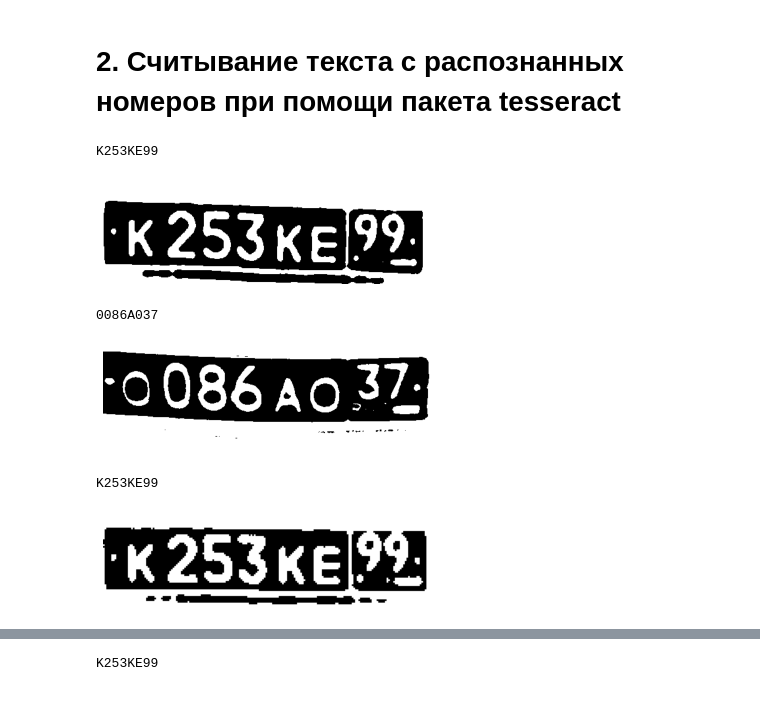
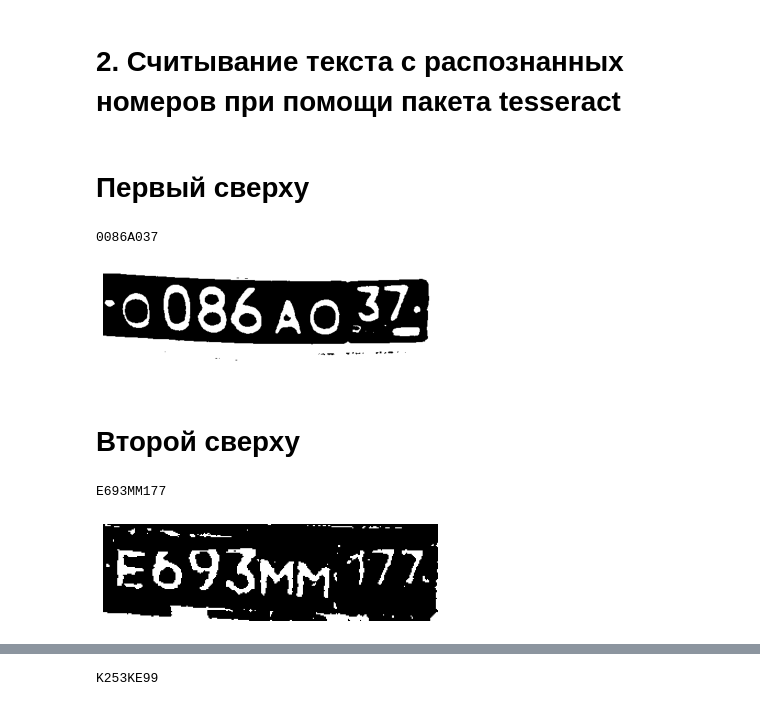
Before and after one commit to InColumi/CV_Project, a Jupyter notebook: Task4/License plates.ipynb, the cells around one changed output, grey strips where cells are left out. Cells and saved outputs as stored; diff of their text form; code cells hidden in the pictures.

```diff
--- a/Task4/License plates.ipynb
+++ b/Task4/License plates.ipynb
@@ -95,7 +95,7 @@ pytesseract.pytesseract.tesseract_cmd = r'C:\Program Files(86)\Tesseract-OCR\tes
 # %%
 def carplate_extract(image):
 
-    carplate_rects = carplate_haar_cascade.detectMultiScale(image,scaleFactor=1.1, minNeighbors=5)
+    carplate_rects = carplate_haar_cascade.detectMultiScale(image,scaleFactor=1.1, minNeighbors=10)
     for x,y,w,h in carplate_rects:
             carplate_img = image[y+15:y+h-10 ,x+15:x+w-20]
 
@@ -110,15 +103,3 @@ def enlarge_img(image, scale_percent):
-# %%
-carplate_extract_img = carplate_extract(carplate_img_rgb)
-carplate_extract_img = enlarge_img(carplate_extract_img, 150)
-#plt.imshow(carplate_extract_img);
-
-carplate_extract_img_gray = cv2.cvtColor(carplate_extract_img, cv2.COLOR_RGB2GRAY)
-_, carplate_extract_bin = cv2.threshold(carplate_extract_img_gray, 110, 255, cv2.THRESH_BINARY_INV)
-plt.axis('off')
-plt.imshow(carplate_extract_bin, cmap = 'gray');
-
-print(pytesseract.image_to_string(carplate_extract_bin, config = f'--psm 8 --oem 3 -c tessedit_char_whitelist=ABCDEFGHIJKLMNOPQRSTUVWXYZ0123456789'))
-# %% [output]
-K253KE99
-[figure]
+# %% [markdown]
+# Первый сверху
 # %%
@@ -137,19 +118,21 @@ print(pytesseract.image_to_string(carplate_extract_bin_2, config = f'--psm 8 --o
 # %% [output]
 0086A037
 [figure]
+# %% [markdown]
+# Второй сверху
 # %%
-matrix3 = cv2.getRotationMatrix2D((width/2, height/2), 50, 1.5)
+matrix3 = cv2.getRotationMatrix2D((width, height), 2, 1.41)
 plate_rotated = cv2.warpAffine(final_result, matrix3, (width, height))
 #plt.imshow(carplate_extract_img);
 
 carplate_extract_img_2 = carplate_extract(plate_rotated)
 
 carplate_extract_img_gray_2 = cv2.cvtColor(carplate_extract_img_2, cv2.COLOR_RGB2GRAY)
-_, carplate_extract_bin_2 = cv2.threshold(carplate_extract_img_gray_2, 130, 255, cv2.THRESH_BINARY_INV)
+_, carplate_extract_bin_2 = cv2.threshold(carplate_extract_img_gray_2, 36, 255, cv2.THRESH_BINARY_INV)
 plt.axis('off')
 plt.imshow(carplate_extract_bin_2, cmap = 'gray');
 
 print(pytesseract.image_to_string(carplate_extract_bin_2, config = f'--psm 8 --oem 3 -c tessedit_char_whitelist=ABCDEFGHIJKLMNOPQRSTUVWXYZ0123456789'))
 # %% [output]
-K253KE99
+E693MM177
-[figure, old version]
+[figure, new version]
```
Also changed, not shown: parts of 12 cells of this notebook.
